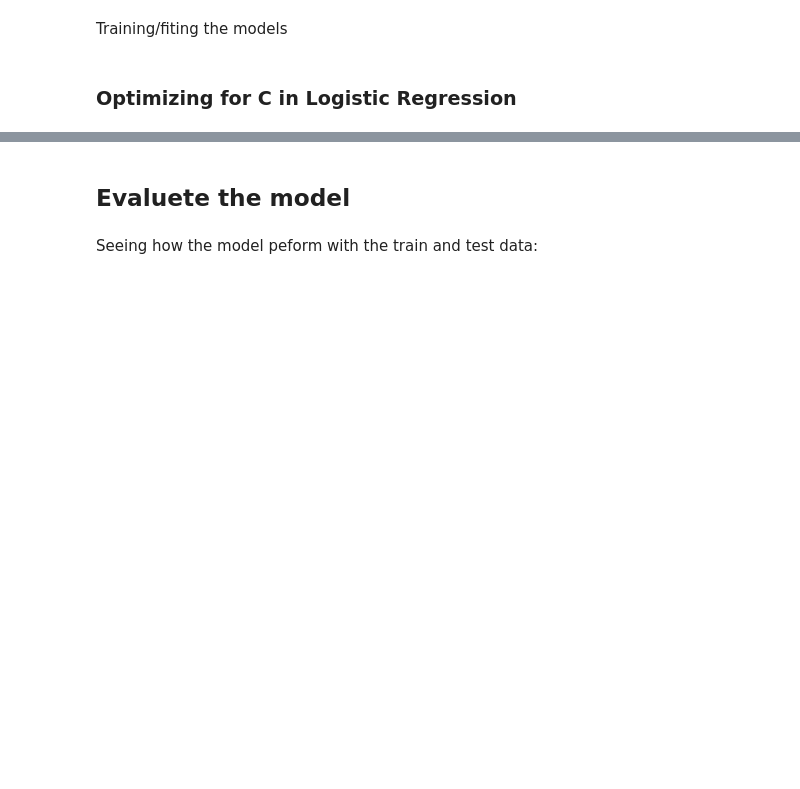
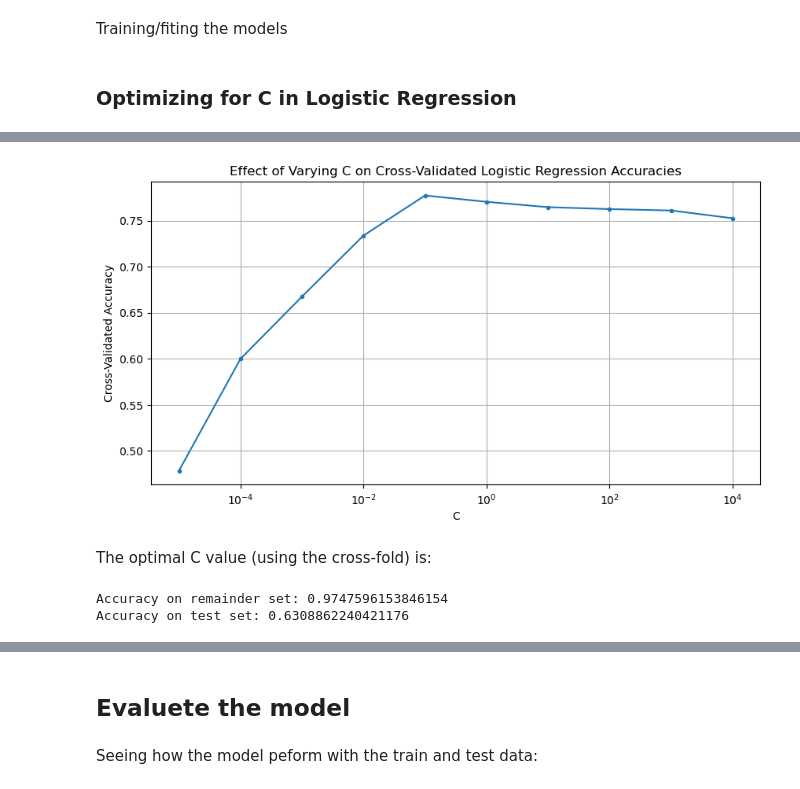
Before and after one commit to ottospiga/blood_cell_classification, a Jupyter notebook: notebooks/05-baseline-model-impruved.ipynb, the cells around one changed output, grey strips where cells are left out. Cells and saved outputs as stored; diff of their text form; code cells hidden in the pictures; blank space fills up the shorter version.

```diff
--- a/notebooks/05-baseline-model-impruved.ipynb
+++ b/notebooks/05-baseline-model-impruved.ipynb
@@ -180,0 +297,25 @@ LogisticRegression(max_iter=10000, verbose=1, warm_start=True)
+# %%
+from sklearn.model_selection import cross_val_score
+
+# Range of C values that was used before
+c_values = [.00001, .0001, .001, .01, .1, 1, 10, 100, 1000, 10000]
+
+cv_accuracies = []
+
+for value in c_values:
+
+    # Instantiate a log reg
+    logreg = LogisticRegression(
+        C=value,
+        random_state=1,
+        n_jobs=-1,
+        max_iter=10000)
+
+    # Pass the model and the remainder set into the cross-validation function, then get cross-validated accuracy by taking the mean
+    cv_accuracy = np.mean(cross_val_score(logreg, X_train_balanced, y_train_balanced, cv=5, n_jobs=-1))
+
+    # Append the cross-validated accuracy to the list set up above
+    cv_accuracies.append(cv_accuracy)
+
+    # Print something at the end of each iteration
+    print(f'For a C value of {value}, the cross-validated accuracy is {round(cv_accuracy, 6)}')
@@ -181 +333,33 @@ LogisticRegression(max_iter=10000, verbose=1, warm_start=True)
+# %%
+# Plot the accuracies
+plt.figure(figsize=(10, 5))
+plt.plot(c_values, cv_accuracies, marker = '.')
+plt.title('Effect of Varying C on Cross-Validated Logistic Regression Accuracies')
+plt.xscale('log') # Put the x-axis on a log scale; this is important because the C values vary in orders of magnitude
+plt.xlabel('C')
+plt.ylabel('Cross-Validated Accuracy')
+plt.grid()
+plt.show()
+# %% [output]
+[figure, added]
+# %% [markdown]
+The optimal C value (using the cross-fold) is:
+# %%
+# BEST PARAMETER
+
+# Instantiate a log reg and fit to the remainder set
+cross_validated_logreg = LogisticRegression(
+    C=0.1,
+    max_iter=10000,
+    n_jobs=-1,
+    random_state=1,
+    # verbose=1
+    ).fit(X_train_balanced, y_train_balanced)
+
+# Print the accuracies
+print(f'Accuracy on remainder set: {cross_validated_logreg.score(X_train_balanced, y_train_balanced)}')
+print(f'Accuracy on test set: {cross_validated_logreg.score(X_test, y_test)}')
+# %% [output]
+Accuracy on remainder set: 0.9747596153846154
+Accuracy on test set: 0.6308862240421176
 # %%
```
Also changed, not shown: parts of 19 cells of this notebook, 2 other files.
